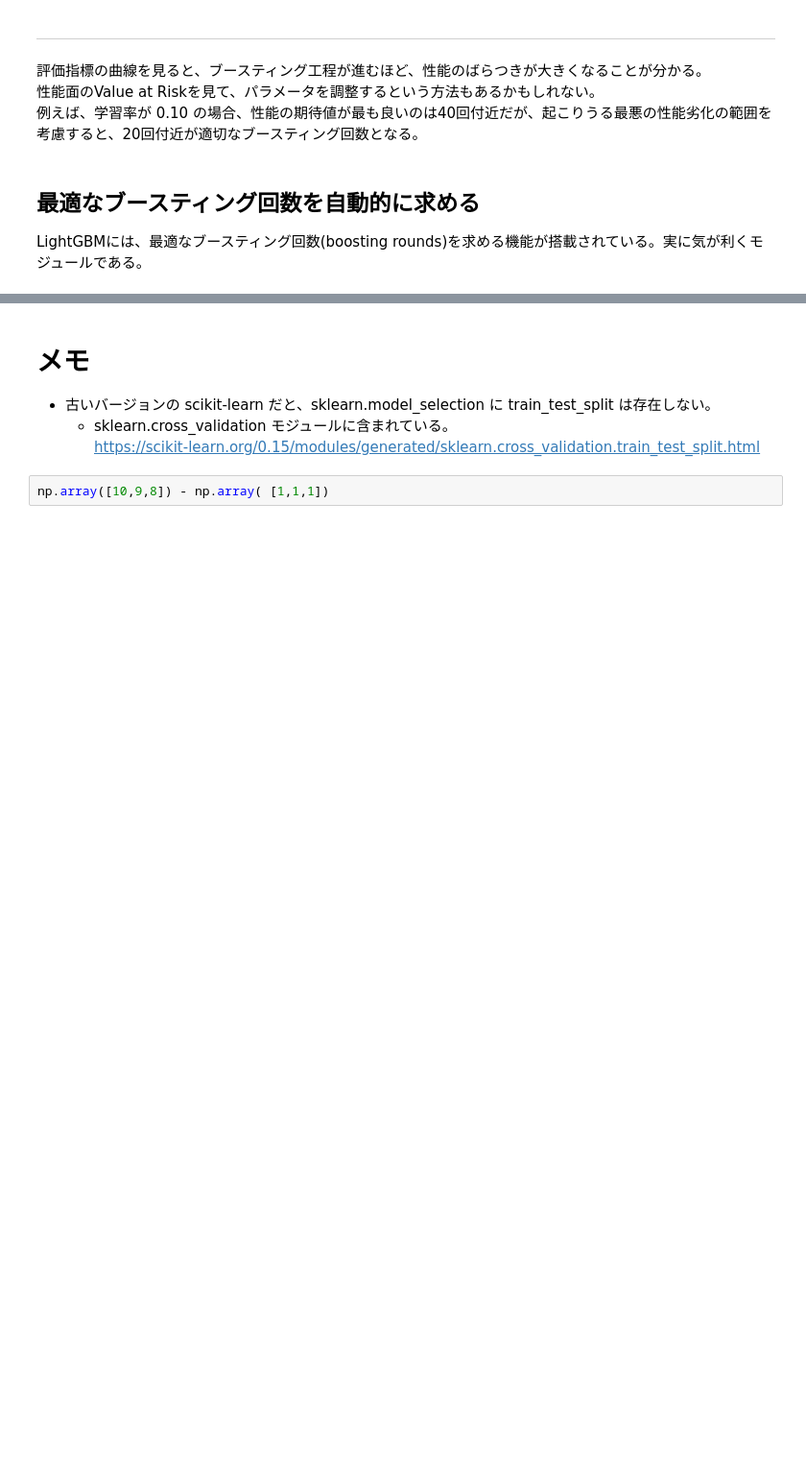
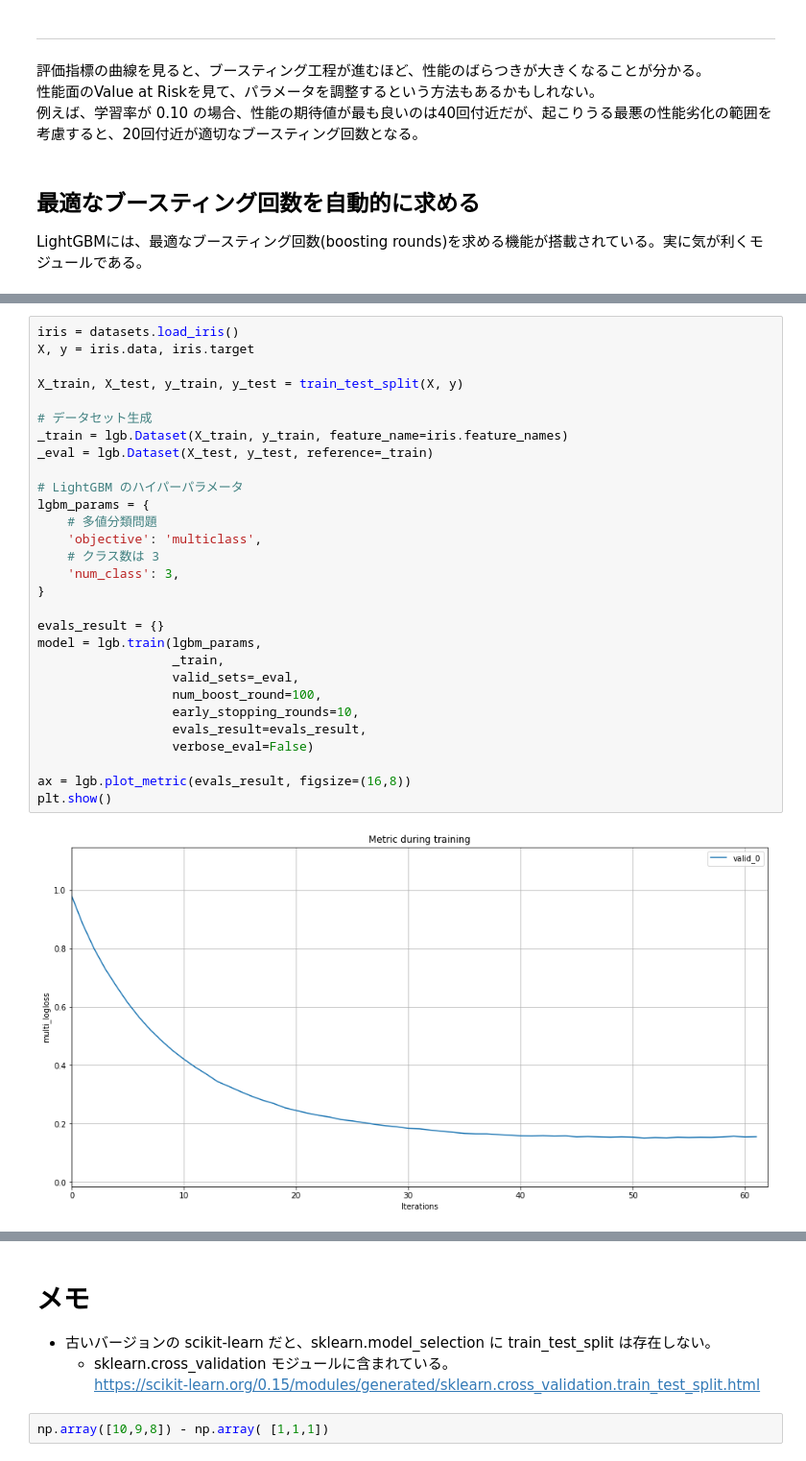
Before and after one commit to tech-inventory/_my_study_history, a Jupyter notebook: datascience/models/lightgbm_basic.ipynb, the cells around one changed output, grey strips where cells are left out. Shown: that part at 96% size. Saved outputs shown, nothing was run; the diff lists cells and outputs as text; blank space fills up the shorter version.

```diff
--- a/datascience/models/lightgbm_basic.ipynb
+++ b/datascience/models/lightgbm_basic.ipynb
@@ -359,0 +533,31 @@ print(accuracy)
+# %%
+iris = datasets.load_iris()
+X, y = iris.data, iris.target
+
+X_train, X_test, y_train, y_test = train_test_split(X, y)
+
+# データセット生成
+_train = lgb.Dataset(X_train, y_train, feature_name=iris.feature_names)
+_eval = lgb.Dataset(X_test, y_test, reference=_train)
+
+# LightGBM のハイパーパラメータ
+lgbm_params = {
+    # 多値分類問題
+    'objective': 'multiclass',
+    # クラス数は 3
+    'num_class': 3,
+}
+
+evals_result = {}
+model = lgb.train(lgbm_params,
+                  _train,
+                  valid_sets=_eval,
+                  num_boost_round=100,
+                  early_stopping_rounds=10,
+                  evals_result=evals_result,
+                  verbose_eval=False)
+
+ax = lgb.plot_metric(evals_result, figsize=(16,8))
+plt.show()
+# %% [output]
+[figure, added]
```
Also changed, not shown: parts of 17 cells of this notebook.
